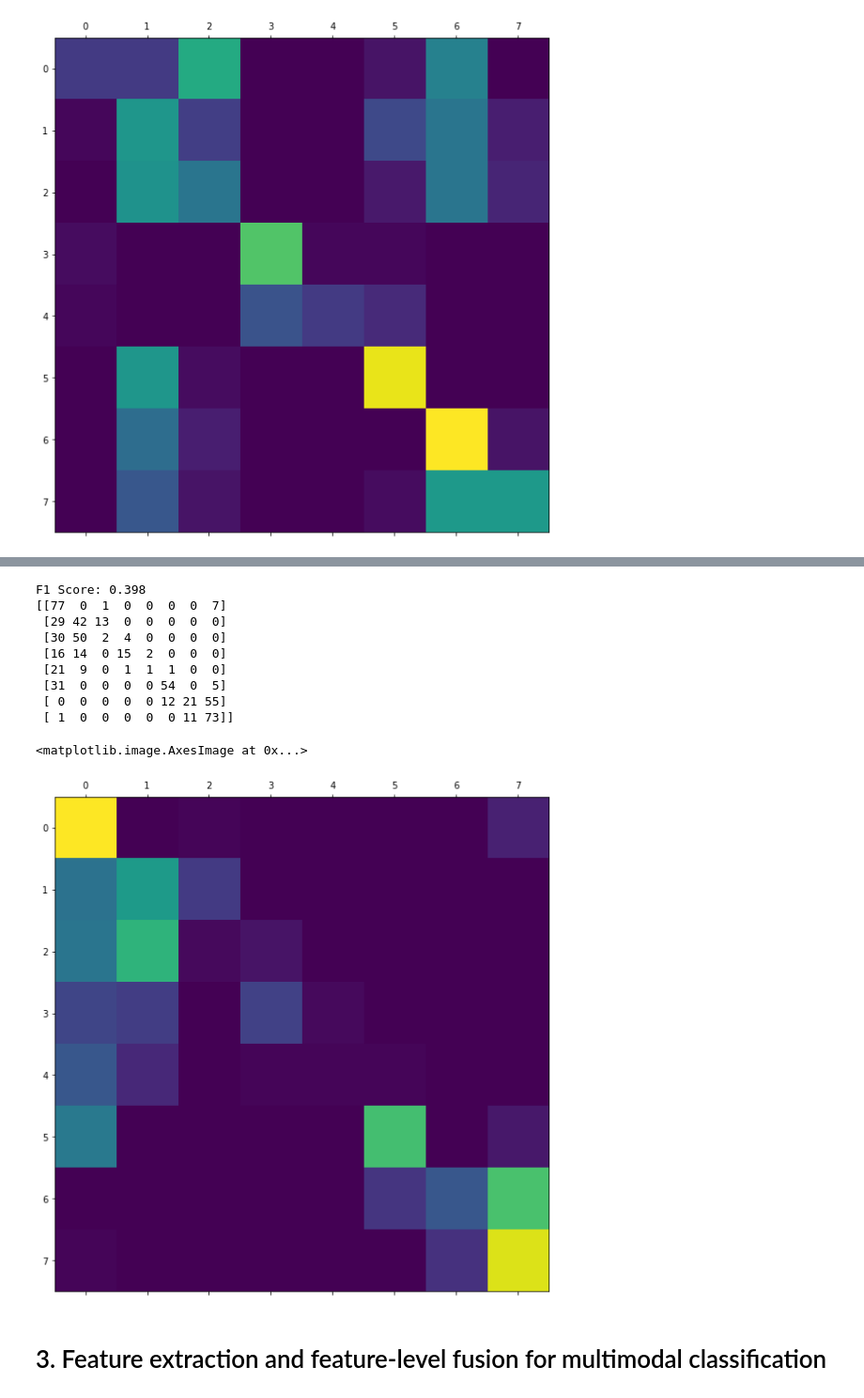
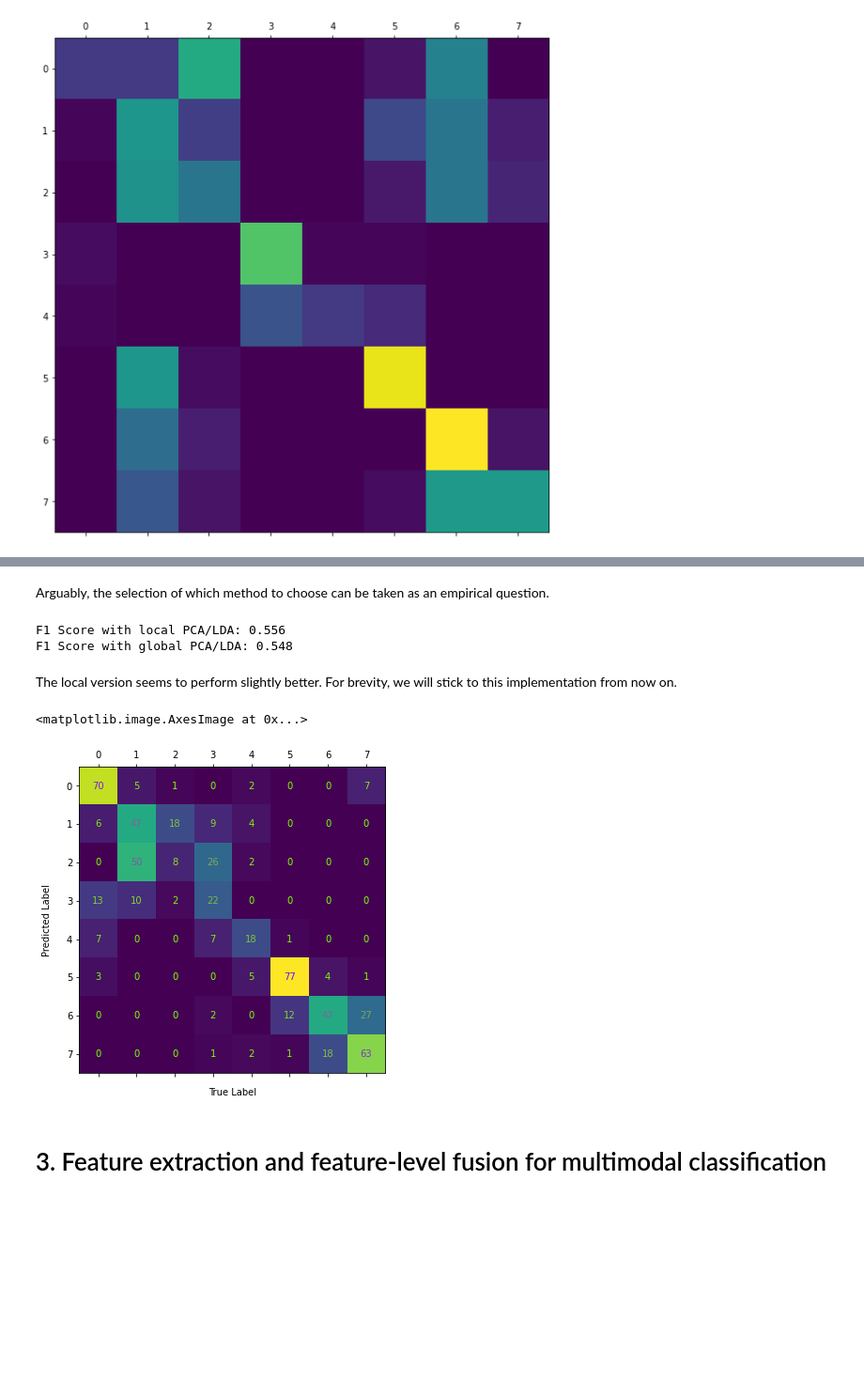
Before and after one commit to loerssoni/datafusion_project, a Jupyter notebook: project-work-MEx-classification.ipynb, the cells around one changed output, grey strips where cells are left out. Shown at 94% size. Cells and saved outputs as stored; diff of their text form; code cells hidden in the pictures; blank space fills up the shorter version.

```diff
--- a/project-work-MEx-classification.ipynb
+++ b/project-work-MEx-classification.ipynb
@@ -248,10 +248,10 @@ def index_unstack(X, freq=125):
     X.index = pd.MultiIndex.from_tuples(index_tuples)
     return X.unstack()
 # %%
-def pca_lda_transform(X_train, X_test, y_train, n_components=5):
+def pca_lda_transform(X_train, X_test, y_train=None, n_components=5, lda=False):
     # standardize
-    mu_x = np.mean(X_train, 0)
-    sigma_x = np.std(X_train, 0)
+    mu_x = np.mean(X_train.values)
+    sigma_x = np.std(X_train.values)
     #mu_x, sigma_x = 0, 1
     X_train = (X_train - mu_x)/sigma_x
     X_test = (X_test - mu_x)/sigma_x
@@ -260,11 +260,14 @@ def pca_lda_transform(X_train, X_test, y_train, n_components=5):
     pca = PCA(n_components=n_components)
     pca.fit(X_train)
 
-    lda = LinearDiscriminantAnalysis(n_components=n_components)
-    lda.fit(X_train, y_train)
-
-    train_transformed = np.hstack([pca.transform(X_train), lda.transform(X_train)])
-    test_transformed = np.hstack([pca.transform(X_test), lda.transform(X_test)])
+    if lda and y_train is not None:
+        lda = LinearDiscriminantAnalysis(n_components=n_components)
+        lda.fit(X_train, y_train)
+        train_transformed = np.hstack([pca.transform(X_train), lda.transform(X_train)])
+        test_transformed = np.hstack([pca.transform(X_test), lda.transform(X_test)])
+    else:
+        train_transformed = pca.transform(X_train)
+        test_transformed = pca.transform(X_test)
 
     return train_transformed, test_transformed
 # %%
@@ -273,7 +276,7 @@ X_test_a = []
 for i in range(3):
     tr_X = index_unstack(trainAccel[i].copy())
     ts_X = index_unstack(testAccel[i].copy())
-    tr_X, ts_X = pca_lda_transform(tr_X, ts_X, y_train)
+    tr_X, ts_X = pca_lda_transform(tr_X, ts_X, y_train, lda=True)
     X_train_a.append(tr_X)
     X_test_a.append(ts_X)
 
@@ -329,3 +343,5 @@ X_test_d = np.hstack(X_test_d)
+# %% [markdown]
+Arguably, the selection of which method to choose can be taken as an empirical question.
 # %%
 pca_inds = [(i // 5)%2 == 0 for i in range(50)]
 lda_inds = [not ind for ind in pca_inds]
@@ -343,21 +357,29 @@ y_pred = y_train[np.apply_along_axis(lambda x: predict_nn(x, X_train_d, pca_inds
-# %%
-print('F1 Score: {:.03f}'.format(f1_score(y_test, y_pred, average='macro')))
-conf_m = confusion_matrix(y_test, y_pred)
-print(conf_m)
-fig, ax = plt.subplots(1, figsize=(10,10))
-ax.matshow(conf_m)
-# %% [output]
-F1 Score: 0.398
-[[77  0  1  0  0  0  0  7]
- [29 42 13  0  0  0  0  0]
- [30 50  2  4  0  0  0  0]
- [16 14  0 15  2  0  0  0]
- [21  9  0  1  1  1  0  0]
- [31  0  0  0  0 54  0  5]
- [ 0  0  0  0  0 12 21 55]
- [ 1  0  0  0  0  0 11 73]]
-<matplotlib.image.AxesImage at 0x...>
-[figure, removed]
+# %%
+y_pred = y_train[np.apply_along_axis(lambda x: predict_nn(x, X_train_d, pca_inds, lda_inds), 1, X_test_d)]
+y_pred2 = y_train[np.apply_along_axis(lambda x: predict_nn(x, X_train_d_global, pca_inds, lda_inds),
+                                      1, X_test_d_global)]
+
+print('F1 Score with local PCA/LDA: {:.03f}'.format(f1_score(y_test, y_pred, average='macro')))
+print('F1 Score with global PCA/LDA: {:.03f}'.format(f1_score(y_test, y_pred2, average='macro')))
+# %% [output]
+F1 Score with local PCA/LDA: 0.556
+F1 Score with global PCA/LDA: 0.548
+# %% [markdown]
+The local version seems to perform slightly better. For brevity, we will stick to this implementation from now on.
+# %%
+# we only show the confusion matrix for the btter performing alternative
+conf_m = confusion_matrix(y_test, y_pred)
+fig, ax = plt.subplots(1, figsize=(6,6))
+ax.set_xlabel('\nTrue Label')
+ax.set_ylabel('Predicted Label\n')
+
+for (i, j), z in np.ndenumerate(conf_m):
+    cval = (z/77)
+    ax.text(j, i, '{:d}'.format(z), ha='center', va='center', c=[0.5, 1-cval, cval])
+ax.matshow(conf_m)
+# %% [output]
+<matplotlib.image.AxesImage at 0x...>
+[figure, added]
 # %% [markdown]
 # 3. Feature extraction and feature-level fusion for multimodal classification
 # %% [markdown]
```
Also changed, not shown: parts of 26 cells of this notebook.
